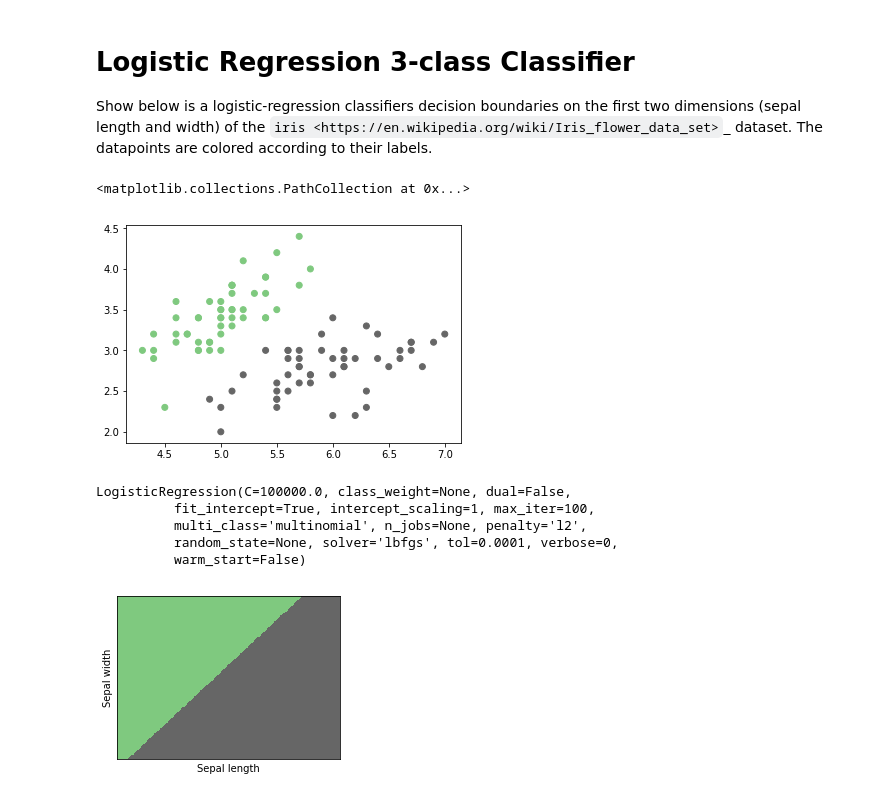
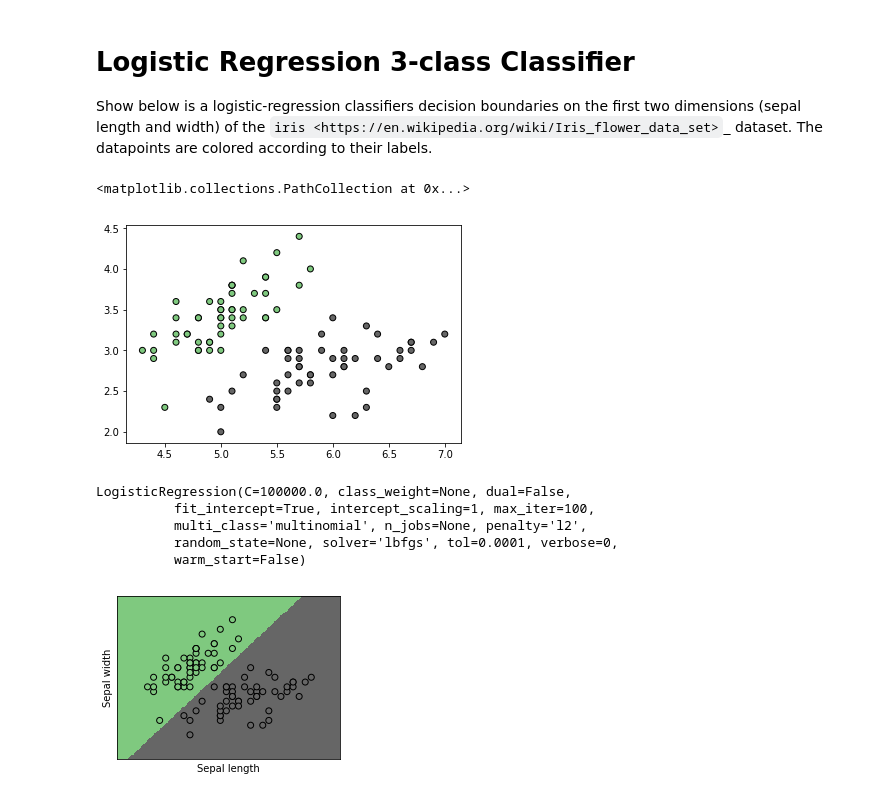
Before and after one commit to Syzygianinfern0/ML-Tutorial, a Jupyter notebook: 6. Logistic Regression - Multiple Features.ipynb, the cells around one changed output. Cells and saved outputs as stored; diff of their text form; code cells hidden in the pictures.

```diff
--- a/6. Logistic Regression - Multiple Features.ipynb
+++ b/6. Logistic Regression - Multiple Features.ipynb
@@ -21,15 +31,10 @@ X = iris.data
 X = iris.data[:100, :2]  # we only take the first two features.
 Y = iris.target[:100]
 
-# for i in range(100):
-#     if Y[i]==0:
-#         plt.scatter(X[i,0], X[i,1], color = 'r')
-#     else:
-#         plt.scatter(X[i,0], X[i,1], color = 'g')
-plt.scatter(X[:, 0], X[:, 1], c = Y, cmap=plt.cm.Accent, edgecolors=)
+plt.scatter(X[:, 0], X[:, 1], c = Y, cmap=plt.cm.Accent, edgecolors='k')
 # %% [output]
 <matplotlib.collections.PathCollection at 0x...>
-[figure, old version]
+[figure, new version]
 # %%
 logreg = LogisticRegression(C=1e5, solver='lbfgs', multi_class='multinomial')
 
@@ -44,32 +49,32 @@ LogisticRegression(C=100000.0, class_weight=None, dual=False,
 # %%
 # Plot the decision boundary. For that, we will assign a color to each
 # point in the mesh [x_min, x_max]x[y_min, y_max].
 x_min, x_max = X[:, 0].min() - .5, X[:, 0].max() + .5
 y_min, y_max = X[:, 1].min() - .5, X[:, 1].max() + .5
 h = .02  # step size in the mesh
 xx, yy = np.meshgrid(np.arange(x_min, x_max, h), np.arange(y_min, y_max, h))
 Z = logreg.predict(np.c_[xx.ravel(), yy.ravel()])
 
 # Put the result into a color plot
 Z = Z.reshape(xx.shape)
 plt.figure(1, figsize=(4, 3))
 plt.pcolormesh(xx, yy, Z, cmap=plt.cm.Accent)
 
 # # Plot also the training points
 # for i in range(100):
 #     if Y[i]==0:
 #         plt.scatter(X[i,0], X[i,1], color = 'r')
 #     else:
 #         plt.scatter(X[i,0], X[i,1], color = 'g')
-
+plt.scatter(X[:, 0], X[:, 1], c = Y, cmap=plt.cm.Accent, edgecolors='k')
 plt.xlabel('Sepal length')
 plt.ylabel('Sepal width')
 
 plt.xlim(xx.min(), xx.max())
 plt.ylim(yy.min(), yy.max())
 plt.xticks(())
 plt.yticks(())
 
 plt.show()
 # %% [output]
-[figure, old version]
+[figure, new version]
```
Also changed, not shown: parts of 1 cell of this notebook, 1 other file.
